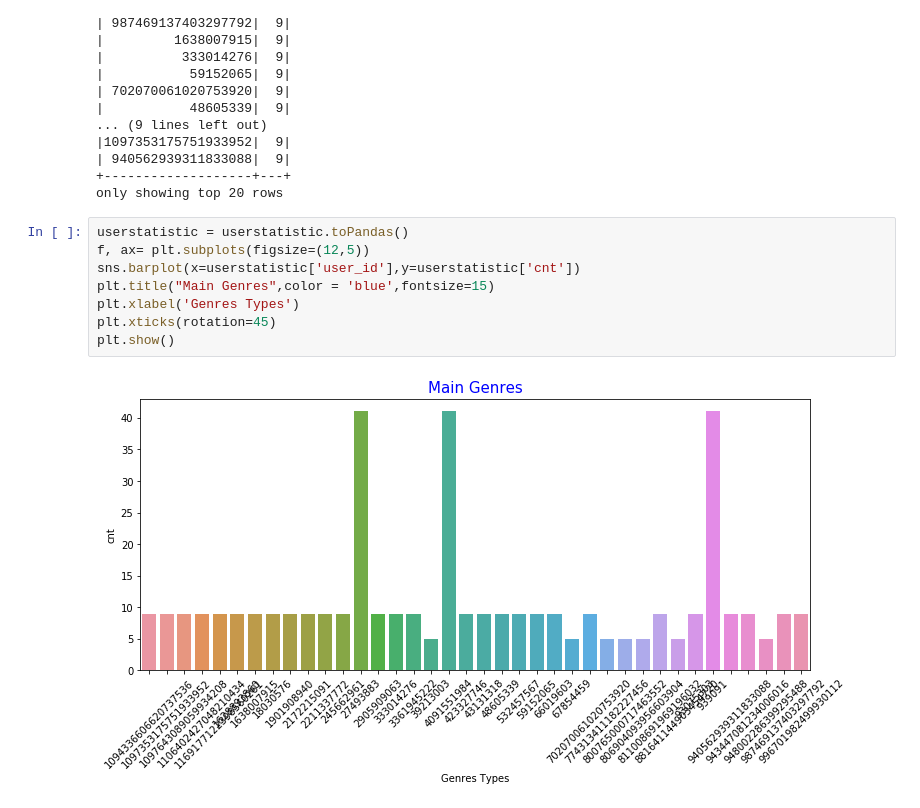
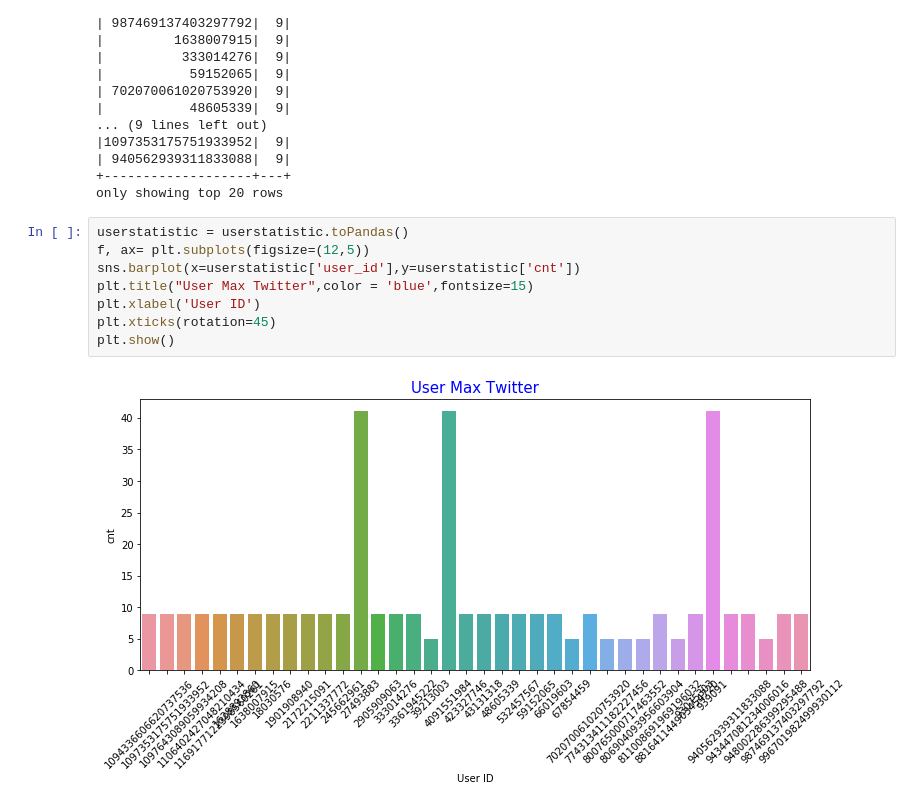
Before and after one commit to ShuhanSun/BDT-spark, a Jupyter notebook: spark_hive.ipynb, the cells around one changed output. Saved outputs shown, nothing was run; the diff lists cells and outputs as text.

```diff
--- a/spark_hive.ipynb
+++ b/spark_hive.ipynb
@@ -137,10 +163,10 @@ only showing top 20 rows
 # %%
 userstatistic = userstatistic.toPandas()
 f, ax= plt.subplots(figsize=(12,5))
 sns.barplot(x=userstatistic['user_id'],y=userstatistic['cnt'])
-plt.title("Main Genres",color = 'blue',fontsize=15)
-plt.xlabel('Genres Types')
+plt.title("User Max Twitter",color = 'blue',fontsize=15)
+plt.xlabel('User ID')
 plt.xticks(rotation=45)
 plt.show()
 # %% [output]
-[figure, old version]
+[figure, new version]
```
Also changed, not shown: parts of 4 cells of this notebook.
